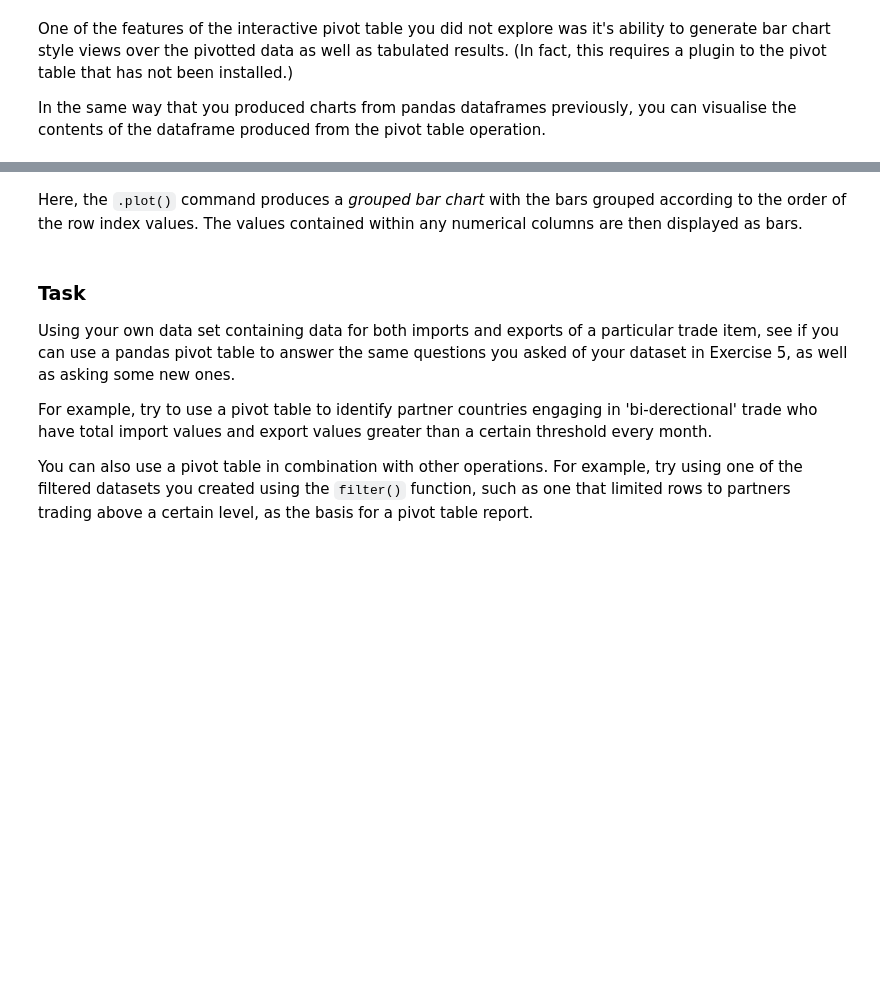
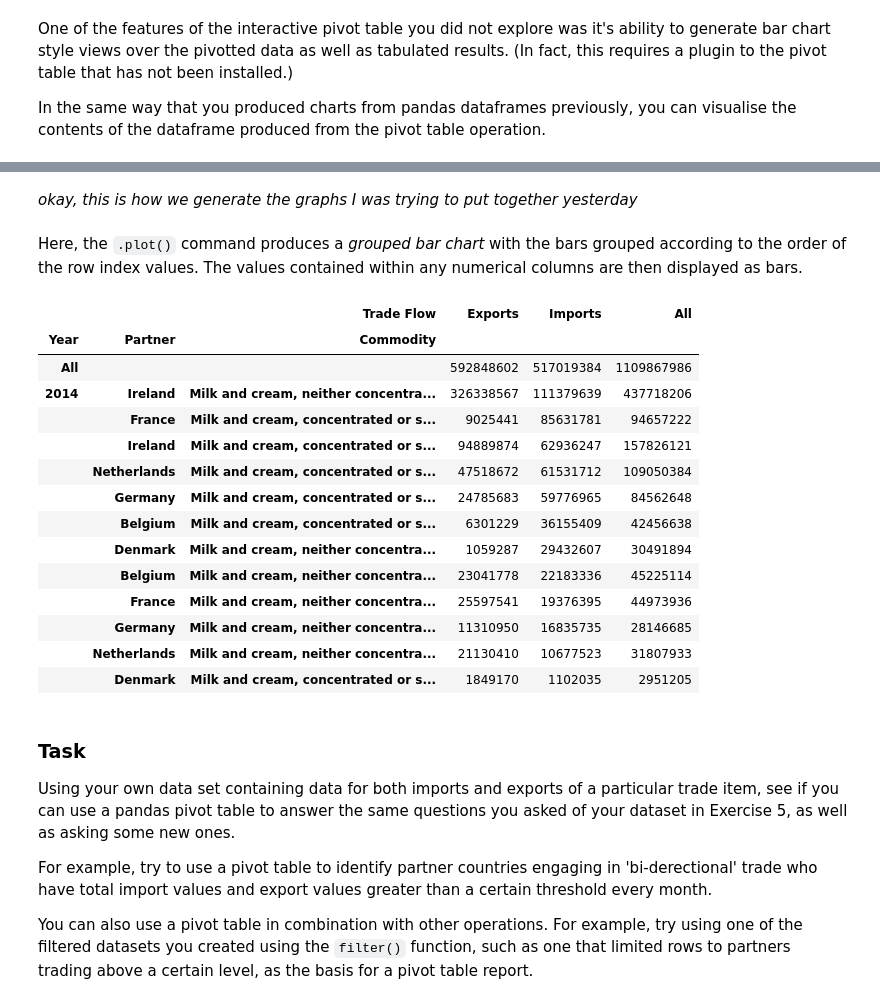
Before and after one commit to mrchrisadams/future-learn-learn-to-code, a Jupyter notebook: Week 4_exercise_notebook-copy.ipynb, the cells around one changed output, grey strips where cells are left out. Drawn from its saved outputs; the diff is of its cells as text; code cells hidden in the pictures; blank space fills up the shorter version.

```diff
--- a/Week 4_exercise_notebook-copy.ipynb
+++ b/Week 4_exercise_notebook-copy.ipynb
@@ -1110,5 +1173,34 @@ report.sort('Imports').plot(kind='barh')
+# %% [markdown]
+_okay, this is how we generate the graphs I was trying to put together yesterday_
 # %% [markdown]
 Here, the `.plot()` command produces a *grouped bar chart* with the bars grouped according to the order of the row index values. The values contained within any numerical columns are then displayed as bars.
+# %%
+#For convenience, let's assign the output of this pivot table operation to a variable...
+report=pivot_table(milk_keypartners,
+               index=['Year','Partner','Commodity'],
+               columns='Trade Flow',
+               values='Trade Value (US$)',
+               margins=True,
+               aggfunc=sum)
+
+#And then display the result, sorted by import value
+report.sort('Imports',ascending=False)
+# %% [output]
+|  |  | Trade Flow | Exports | Imports | All |
+| Year | Partner | Commodity |  |  |  |
+| All |  |  | 592848602 | 517019384 | 1109867986 |
+| 2014 | Ireland | Milk and cream, neither concentra... | 326338567 | 111379639 | 437718206 |
+|  | France | Milk and cream, concentrated or s... | 9025441 | 85631781 | 94657222 |
+|  | Ireland | Milk and cream, concentrated or s... | 94889874 | 62936247 | 157826121 |
+|  | Netherlands | Milk and cream, concentrated or s... | 47518672 | 61531712 | 109050384 |
+|  | Germany | Milk and cream, concentrated or s... | 24785683 | 59776965 | 84562648 |
+|  | Belgium | Milk and cream, concentrated or s... | 6301229 | 36155409 | 42456638 |
+|  | Denmark | Milk and cream, neither concentra... | 1059287 | 29432607 | 30491894 |
+|  | Belgium | Milk and cream, neither concentra... | 23041778 | 22183336 | 45225114 |
+|  | France | Milk and cream, neither concentra... | 25597541 | 19376395 | 44973936 |
+|  | Germany | Milk and cream, neither concentra... | 11310950 | 16835735 | 28146685 |
+|  | Netherlands | Milk and cream, neither concentra... | 21130410 | 10677523 | 31807933 |
+|  | Denmark | Milk and cream, concentrated or s... | 1849170 | 1102035 | 2951205 |
 # %% [markdown]
 ### Task
 
```
Also changed, not shown: parts of 12 cells of this notebook.
